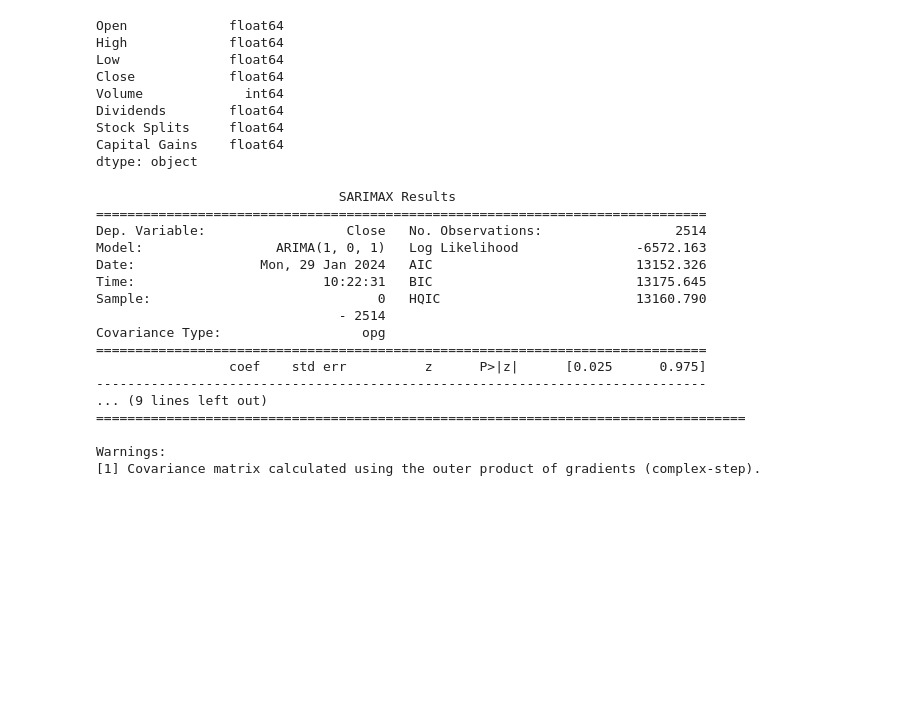
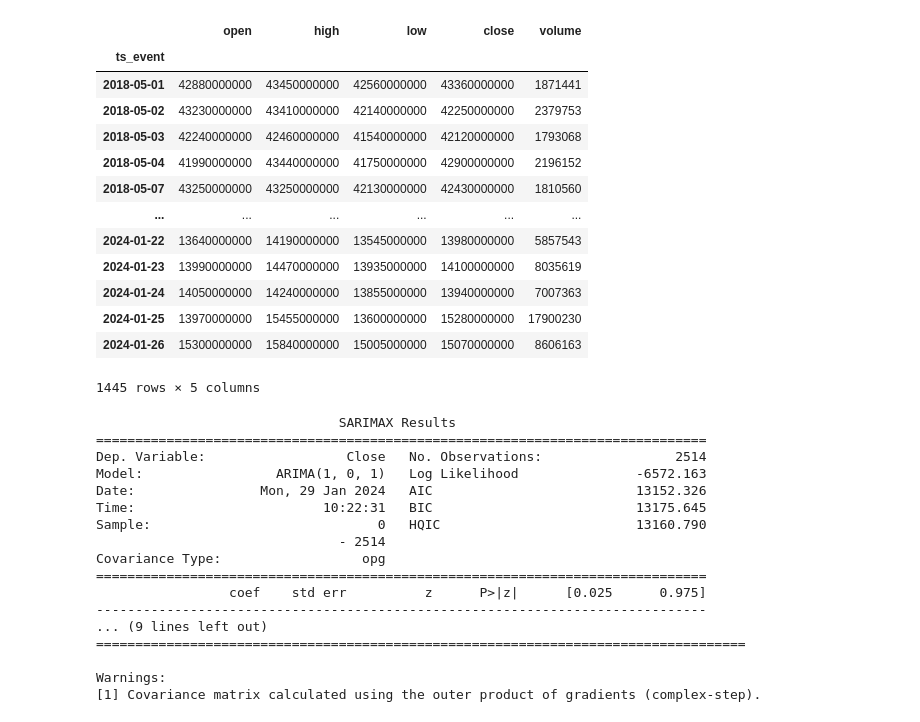
Before and after one commit to paulfav/ts_forecasting, a Jupyter notebook: ARMA_ARRIMA.ipynb, the cells around one changed output. Saved outputs shown, nothing was run; the diff lists cells and outputs as text; code cells hidden in the pictures; blank space fills up the shorter version.

```diff
--- a/ARMA_ARRIMA.ipynb
+++ b/ARMA_ARRIMA.ipynb
@@ -1,30 +1,32 @@
 # %%
 import yfinance as yf
 import pandas as pd
 from datetime import datetime, timedelta
 import statsmodels.api as sm
 import pandas as pd
 
 tickerSymbol = 'SPY'
 
-tickerData = yf.Ticker(tickerSymbol)
+data = pd.read_csv("data_stocks/AAL.csv")
 
-today = datetime.today().strftime('%Y-%m-%d')
-ten_years_ago = (datetime.today() - timedelta(days=10*365)).strftime('%Y-%m-%d')
-
-data = tickerData.history(period='1d', start=ten_years_ago, end=today)
-
-display(data.dtypes)
+data.index = pd.to_datetime(data["ts_event"])
+data.drop(columns = "ts_event", inplace=True)
+display(data)
 # %% [output]
+|  | open | high | low | close | volume |
+| ts_event |  |  |  |  |  |
+| 2018-05-01 | 42880000000 | 43450000000 | 42560000000 | 43360000000 | 1871441 |
+| 2018-05-02 | 43230000000 | 43410000000 | 42140000000 | 42250000000 | 2379753 |
+| 2018-05-03 | 42240000000 | 42460000000 | 41540000000 | 42120000000 | 1793068 |
+| 2018-05-04 | 41990000000 | 43440000000 | 41750000000 | 42900000000 | 2196152 |
+| 2018-05-07 | 43250000000 | 43250000000 | 42130000000 | 42430000000 | 1810560 |
+| ... | ... | ... | ... | ... | ... |
+| 2024-01-22 | 13640000000 | 14190000000 | 13545000000 | 13980000000 | 5857543 |
+| 2024-01-23 | 13990000000 | 14470000000 | 13935000000 | 14100000000 | 8035619 |
+| 2024-01-24 | 14050000000 | 14240000000 | 13855000000 | 13940000000 | 7007363 |
+| 2024-01-25 | 13970000000 | 15455000000 | 13600000000 | 15280000000 | 17900230 |
+| 2024-01-26 | 15300000000 | 15840000000 | 15005000000 | 15070000000 | 8606163 |
-Open             float64
-High             float64
-Low              float64
-Close            float64
-Volume             int64
-Dividends        float64
-Stock Splits     float64
-Capital Gains    float64
-dtype: object
+1445 rows × 5 columns
 # %%
 # ARMA
 
```
Also changed, not shown: parts of 2 cells of this notebook.
